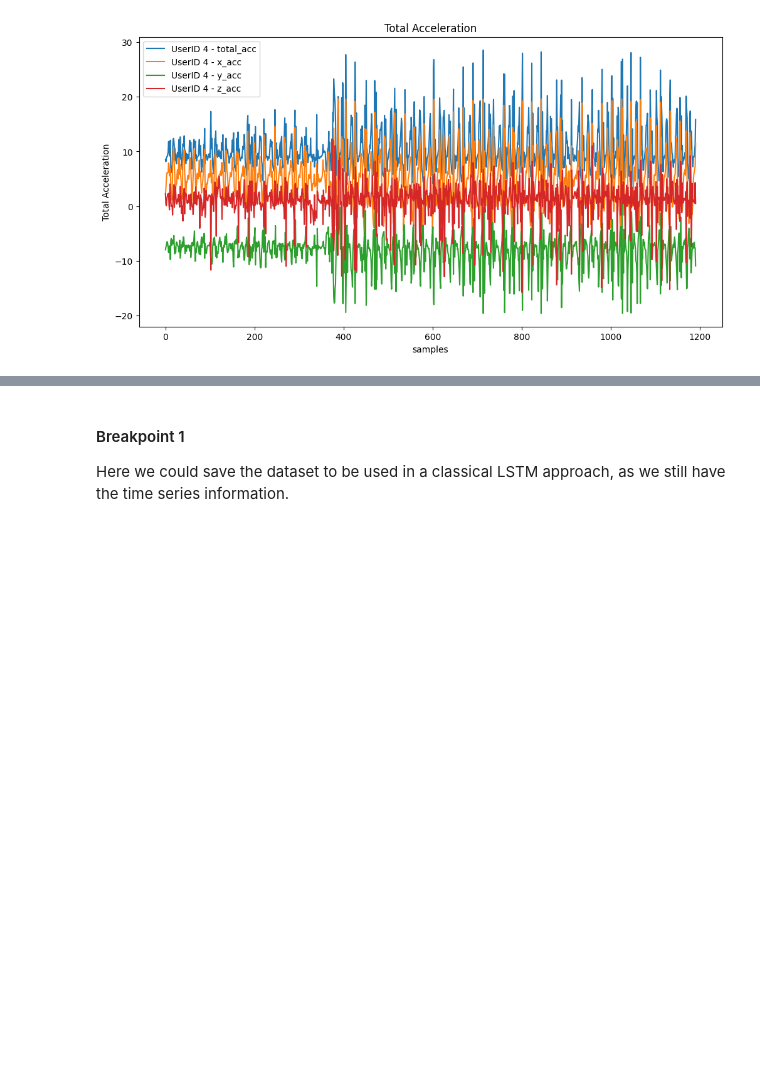
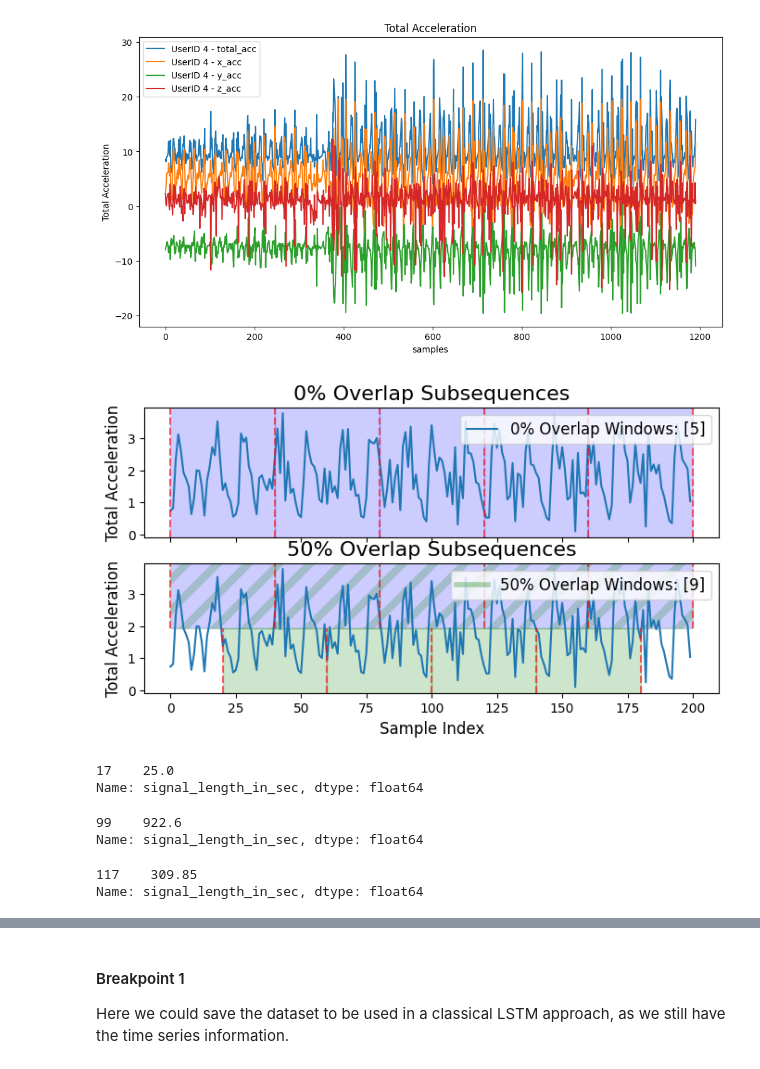
Before and after one commit to pucksME/mcl, a Jupyter notebook: model_training/preprocessing.ipynb, the cells around one changed output, grey strips where cells are left out. Drawn from its saved outputs; the diff is of its cells as text; code cells hidden in the pictures; blank space fills up the shorter version.

```diff
--- a/model_training/preprocessing.ipynb
+++ b/model_training/preprocessing.ipynb
@@ -279,3 +272,74 @@ plot_signal(df_grouped,
+# %%
+# Sample data
+temp_data = df_grouped.iloc[0]['total_acc'][:200]
+
+window_size = 40
+overlap_50 = window_size // 2
+overlap_0 = window_size
+
+boundaries_50_overlap = [i for i in range(0, len(temp_data) - window_size + 1, overlap_50)]
+boundaries_0_overlap = [i for i in range(0, len(temp_data) - window_size + 1, overlap_0)]
+
+
+plt.rcParams['hatch.linewidth'] = 6
+fig, (ax1, ax2) = plt.subplots(2, 1, figsize=(8, 4), sharex=True, sharey=True)
+
+ax1.plot(temp_data, label='Total Acceleration')
+ax2.plot(temp_data, label='Total Acceleration')
+
+y_min, y_max = ax1.get_ylim()
+y_mid = (y_max + y_min) / 2
+
+for i in boundaries_0_overlap:
+    ax1.axvspan(i, i + window_size, color='blue', linestyle='--', alpha=0.2)
+    ax1.axvline(x=i, color='red', linestyle='--', alpha=0.6)
+ax1.axvline(x=boundaries_0_overlap[-1] + window_size, color='red', linestyle='--', alpha=0.6)
+ax1.set_title('0% Overlap Subsequences', fontsize=16)
+ax1.legend([f'0% Overlap Windows: [{len(boundaries_0_overlap)}]'], fontsize=12, loc='upper right')
+
+for idx, i in enumerate(boundaries_50_overlap):
+    if idx % 2 == 0:
+        ax2.axvspan(i, i + window_size, ymin=0.5, ymax=1, facecolor='blue', alpha=0.2, edgecolor='green', hatch='/')
+        ax2.axvline(x=i, color='red', linestyle='--', alpha=0.6, ymin=0.5, ymax=1)
+    else:
+        ax2.axvspan(i, i + window_size, ymin=0, ymax=0.5, color='green', alpha=0.2)
+        ax2.axvline(x=i, color='red', linestyle='--', alpha=0.6, ymin=0, ymax=0.5)
+ax2.axvline(x=boundaries_50_overlap[-1] + window_size, color='red', linestyle='--', ymin=0.5, alpha=0.6)
+ax2.axvline(x=boundaries_50_overlap[-2] + window_size, color='red', linestyle='--', ymin=0, ymax=0.5, alpha=0.6)
+
+
+ax2.set_title('50% Overlap Subsequences', fontsize=16)
+handles = [plt.Line2D([0], [0], color='green', lw=4, alpha=0.3)]
+labels = [f'50% Overlap Windows: [{len(boundaries_50_overlap)}]']
+ax2.legend(handles, labels, fontsize=12, loc='upper right')
+
+# Set common labels
+plt.xlabel('Sample Index', fontsize=12)
+ax1.set_ylabel('Total Acceleration', fontsize=12)
+ax2.set_ylabel('Total Acceleration', fontsize=12)
+
+
+plt.savefig('plots/50_percent_overlap.png')
+# Show the plot
+plt.show()
+# %% [output]
+[figure, added]
+# %%
+# print how long the signal for user x is
+df_grouped[df_grouped['new_user_id'] == 17]['signal_length_in_sec']
+# %% [output]
+17    25.0
+Name: signal_length_in_sec, dtype: float64
+# %%
+df_grouped[df_grouped['new_user_id'] == 99]['signal_length_in_sec']
+# %% [output]
+99    922.6
+Name: signal_length_in_sec, dtype: float64
+# %%
+df_grouped[df_grouped['new_user_id'] == 117]['signal_length_in_sec']
+# %% [output]
+117    309.85
+Name: signal_length_in_sec, dtype: float64
 # %%
 df_grouped.head()
 # %% [output]
```
Also changed, not shown: parts of 6 cells of this notebook, 17 other files.
